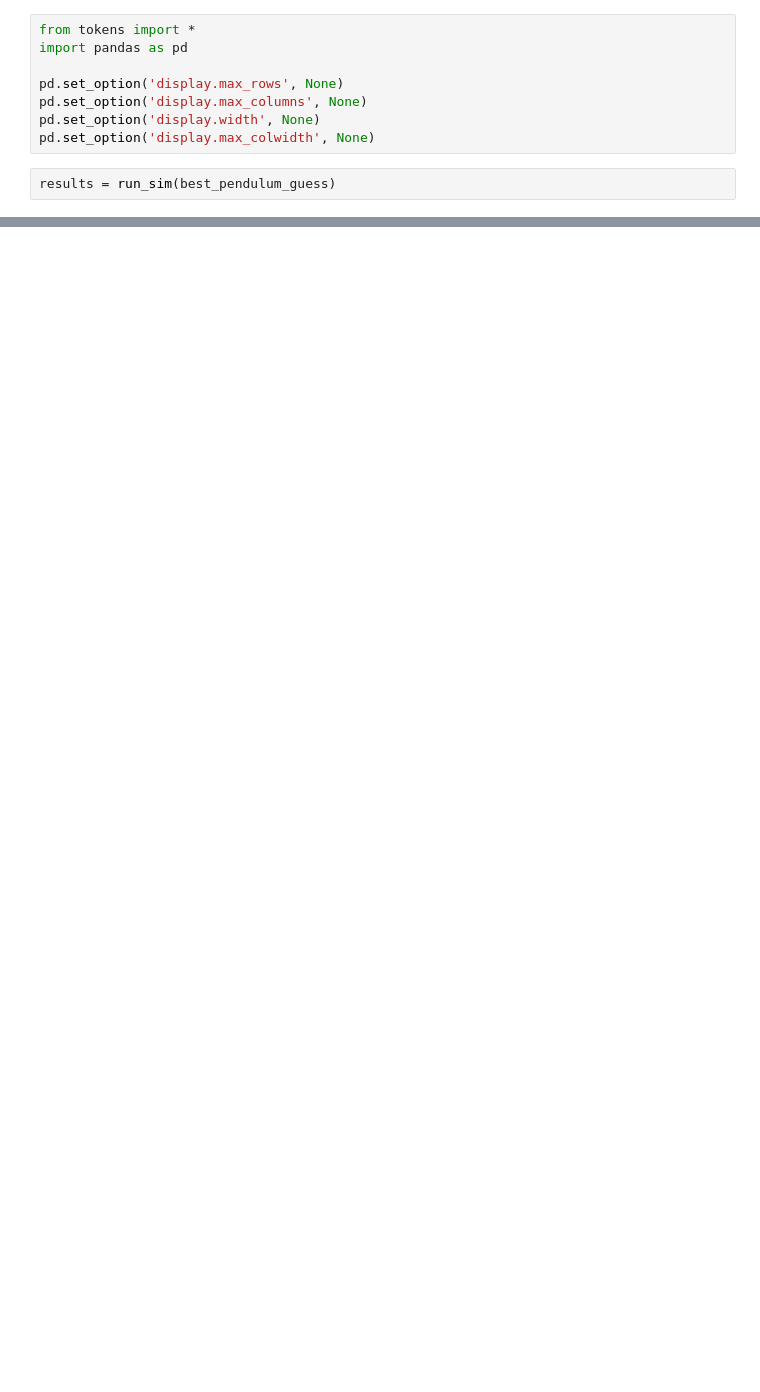
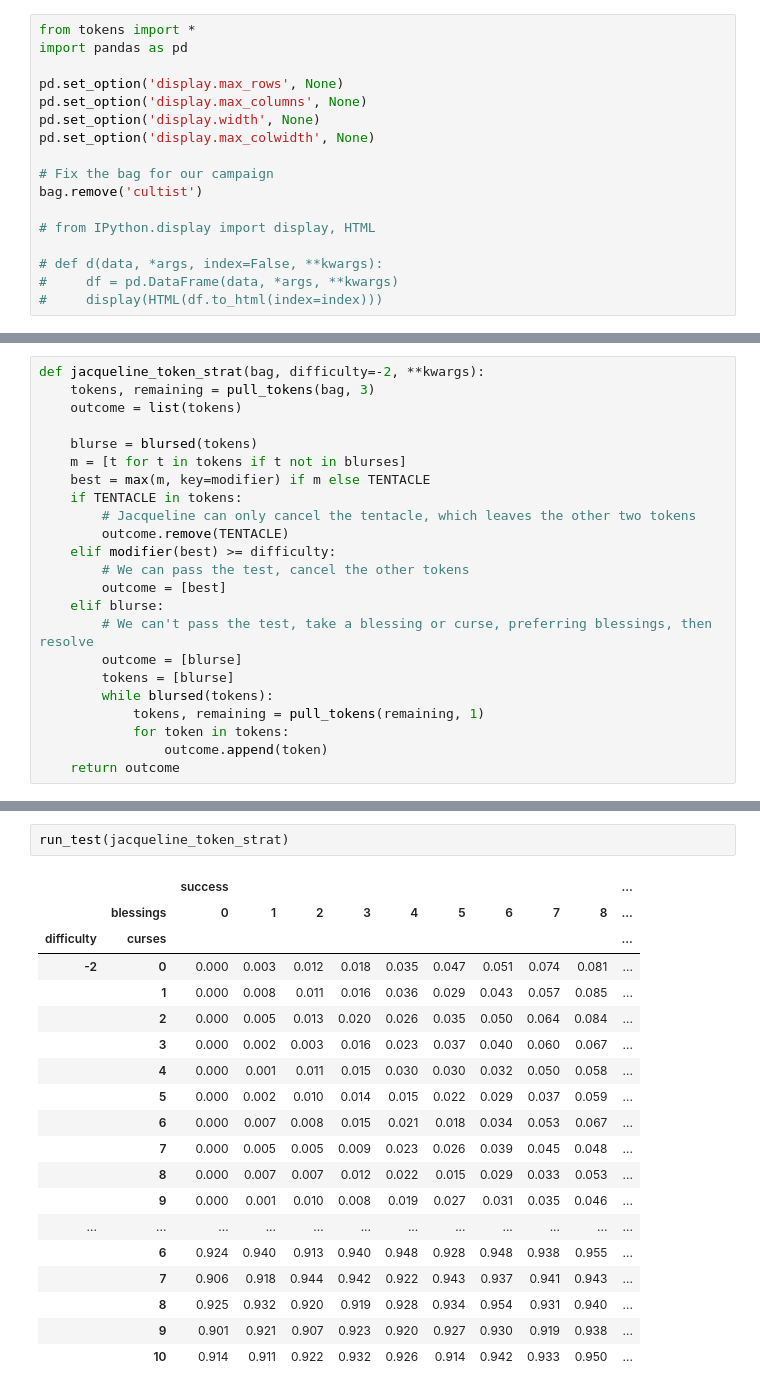
Before and after one commit to remleduff/arkham, a Jupyter notebook: arkham.ipynb, the cells around one changed output, grey strips where cells are left out. Drawn from its saved outputs; the diff is of its cells as text; blank space fills up the shorter version.

Commit message:
Add a few niceties to token.py and finish off the Olive token strats for now

```diff
--- a/arkham.ipynb
+++ b/arkham.ipynb
@@ -6,5 +6,12 @@ pd.set_option('display.max_rows', None)
 pd.set_option('display.max_columns', None)
 pd.set_option('display.width', None)
 pd.set_option('display.max_colwidth', None)
+
+# Fix the bag for our campaign
+bag.remove('cultist')
+
+# from IPython.display import display, HTML
+
+# def d(data, *args, index=False, **kwargs):
+#     df = pd.DataFrame(data, *args, **kwargs)
+#     display(HTML(df.to_html(index=index)))
-# %%
-results = run_sim(best_pendulum_guess)
@@ -30,0 +84,23 @@ pd.DataFrame(results, columns=['Difficulty(curses)', 'blessings: 0', *range(1,11
+# %%
+def jacqueline_token_strat(bag, difficulty=-2, **kwargs):
+    tokens, remaining = pull_tokens(bag, 3)
+    outcome = list(tokens)
+
+    blurse = blursed(tokens)
+    m = [t for t in tokens if t not in blurses]
+    best = max(m, key=modifier) if m else TENTACLE
+    if TENTACLE in tokens:
+        # Jacqueline can only cancel the tentacle, which leaves the other two tokens
+        outcome.remove(TENTACLE)
+    elif modifier(best) >= difficulty:
+        # We can pass the test, cancel the other tokens
+        outcome = [best]
+    elif blurse:
+        # We can't pass the test, take a blessing or curse, preferring blessings, then resolve
+        outcome = [blurse]
+        tokens = [blurse]
+        while blursed(tokens):
+            tokens, remaining = pull_tokens(remaining, 1)
+            for token in tokens:
+                outcome.append(token)
+    return outcome
@@ -30,0 +109,22 @@ pd.DataFrame(results, columns=['Difficulty(curses)', 'blessings: 0', *range(1,11
+# %%
+run_test(jacqueline_token_strat)
+# %% [output]
+|  |  | success |  |  |  |  |  |  |  |  | ... |
+|  | blessings | 0 | 1 | 2 | 3 | 4 | 5 | 6 | 7 | 8 | ... |
+| difficulty | curses |  |  |  |  |  |  |  |  |  | ... |
+| -2 | 0 | 0.000 | 0.003 | 0.012 | 0.018 | 0.035 | 0.047 | 0.051 | 0.074 | 0.081 | ... |
+|  | 1 | 0.000 | 0.008 | 0.011 | 0.016 | 0.036 | 0.029 | 0.043 | 0.057 | 0.085 | ... |
+|  | 2 | 0.000 | 0.005 | 0.013 | 0.020 | 0.026 | 0.035 | 0.050 | 0.064 | 0.084 | ... |
+|  | 3 | 0.000 | 0.002 | 0.003 | 0.016 | 0.023 | 0.037 | 0.040 | 0.060 | 0.067 | ... |
+|  | 4 | 0.000 | 0.001 | 0.011 | 0.015 | 0.030 | 0.030 | 0.032 | 0.050 | 0.058 | ... |
+|  | 5 | 0.000 | 0.002 | 0.010 | 0.014 | 0.015 | 0.022 | 0.029 | 0.037 | 0.059 | ... |
+|  | 6 | 0.000 | 0.007 | 0.008 | 0.015 | 0.021 | 0.018 | 0.034 | 0.053 | 0.067 | ... |
+|  | 7 | 0.000 | 0.005 | 0.005 | 0.009 | 0.023 | 0.026 | 0.039 | 0.045 | 0.048 | ... |
+|  | 8 | 0.000 | 0.007 | 0.007 | 0.012 | 0.022 | 0.015 | 0.029 | 0.033 | 0.053 | ... |
+|  | 9 | 0.000 | 0.001 | 0.010 | 0.008 | 0.019 | 0.027 | 0.031 | 0.035 | 0.046 | ... |
+| ... | ... | ... | ... | ... | ... | ... | ... | ... | ... | ... | ... |
+|  | 6 | 0.924 | 0.940 | 0.913 | 0.940 | 0.948 | 0.928 | 0.948 | 0.938 | 0.955 | ... |
+|  | 7 | 0.906 | 0.918 | 0.944 | 0.942 | 0.922 | 0.943 | 0.937 | 0.941 | 0.943 | ... |
+|  | 8 | 0.925 | 0.932 | 0.920 | 0.919 | 0.928 | 0.934 | 0.954 | 0.931 | 0.940 | ... |
+|  | 9 | 0.901 | 0.921 | 0.907 | 0.923 | 0.920 | 0.927 | 0.930 | 0.919 | 0.938 | ... |
+|  | 10 | 0.914 | 0.911 | 0.922 | 0.932 | 0.926 | 0.914 | 0.942 | 0.933 | 0.950 | ... |
```
Also changed, not shown: parts of 14 cells of this notebook, 1 other file.
